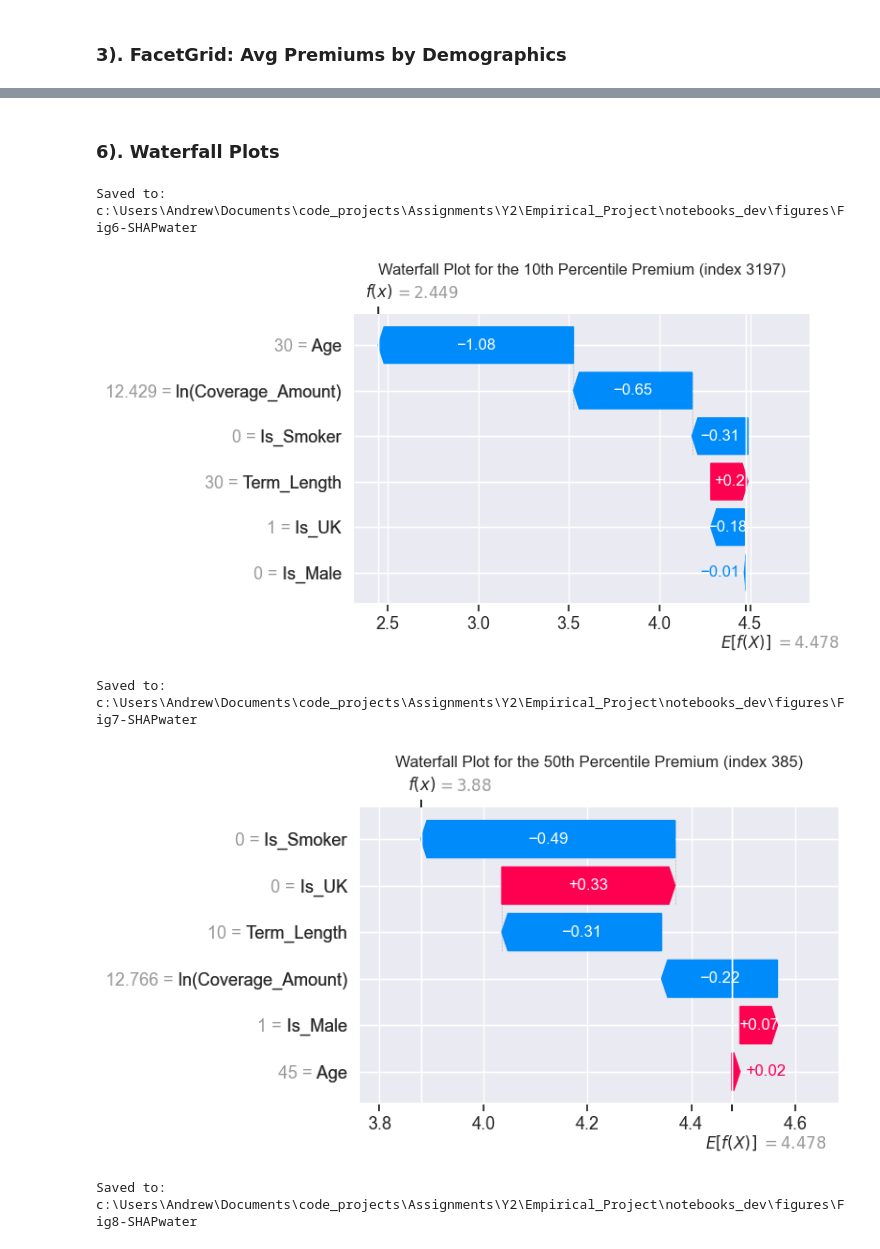
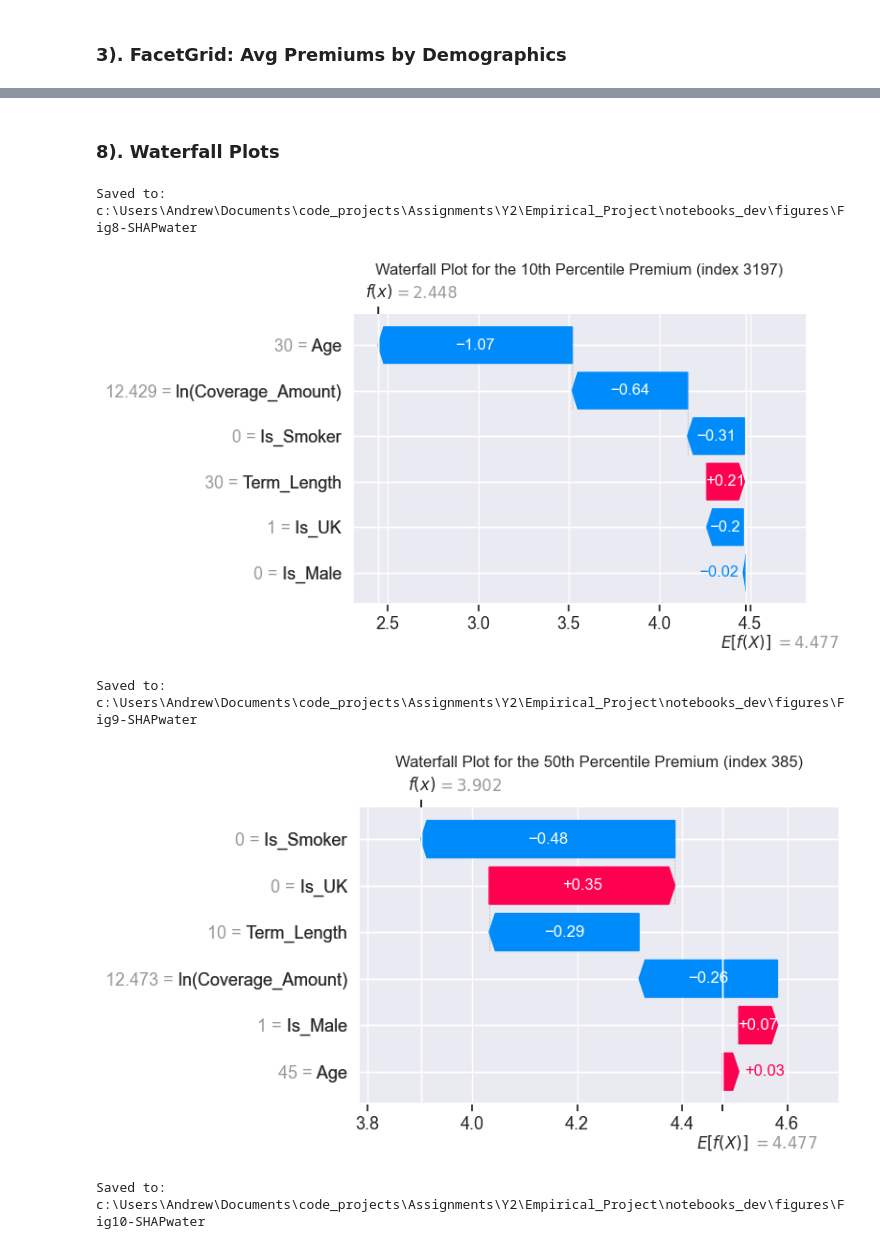
Before and after one commit to freitas-andrew/life-insurance-scraper-ml-study, a Jupyter notebook: notebooks_dev/02_analysis.ipynb, the cells around one changed output, grey strips where cells are left out. Cells and saved outputs as stored; diff of their text form; code cells hidden in the pictures.

```diff
--- a/notebooks_dev/02_analysis.ipynb
+++ b/notebooks_dev/02_analysis.ipynb
@@ -40,8 +40,9 @@ y = df["ln(Premium)"]
 # Train-test split
 X_train, X_test, y_train, y_test = train_test_split(X, y, random_state=42)
 
-# Train model -
-model = RandomForestRegressor(n_estimators=100, random_state=42, n_jobs=-1)
+# Training model
+# Can use lower n_estimators to reduce computing time when replicating (random state is important for replicability)
+model = RandomForestRegressor(n_estimators=500, random_state=42, n_jobs=-1)
 model.fit(X_train, y_train)
 
 # SHAP values
@@ -236,22 +433,22 @@ plt.show()
 # %% [markdown]
-### 6\). Waterfall Plots
+### 8\). Waterfall Plots
 # %%
 # ---
 percentiles = [10, 50, 90] # Percentiles for which to generate plots
 # Calculating percentiles for the target variable (ln(premium) or predictions)
 ln_premium_percentiles = np.percentile(y_test, percentiles)
 
 for i, (p, ln_premium), in enumerate(zip(percentiles, ln_premium_percentiles)):
     # Getting index of closest value in y_test to the percentile
     idx = np.argmin(np.abs(y_test - ln_premium))
     shap.plots.waterfall(shap_values[idx], show=False)  # Plotting SHAP values for this sample
     plt.title(f"Waterfall Plot for the {p}th Percentile Premium (index {idx})")
     plt.tight_layout()
-    save_fig(plt, f"Fig{6+i}-SHAPwater") # Saving iteratively
+    save_fig(plt, f"Fig{8+i}-SHAPwater") # Saving iteratively
     plt.show()
 # %% [output]
-Saved to: c:\Users\Andrew\Documents\code_projects\Assignments\Y2\Empirical_Project\notebooks_dev\figures\Fig6-SHAPwater
+Saved to: c:\Users\Andrew\Documents\code_projects\Assignments\Y2\Empirical_Project\notebooks_dev\figures\Fig8-SHAPwater
-[figure, old version]
+[figure, new version]
-Saved to: c:\Users\Andrew\Documents\code_projects\Assignments\Y2\Empirical_Project\notebooks_dev\figures\Fig7-SHAPwater
+Saved to: c:\Users\Andrew\Documents\code_projects\Assignments\Y2\Empirical_Project\notebooks_dev\figures\Fig9-SHAPwater
-[figure, old version]
+[figure, new version]
-Saved to: c:\Users\Andrew\Documents\code_projects\Assignments\Y2\Empirical_Project\notebooks_dev\figures\Fig8-SHAPwater
+Saved to: c:\Users\Andrew\Documents\code_projects\Assignments\Y2\Empirical_Project\notebooks_dev\figures\Fig10-SHAPwater
```
Also changed, not shown: parts of 20 cells of this notebook, 22 other files.
